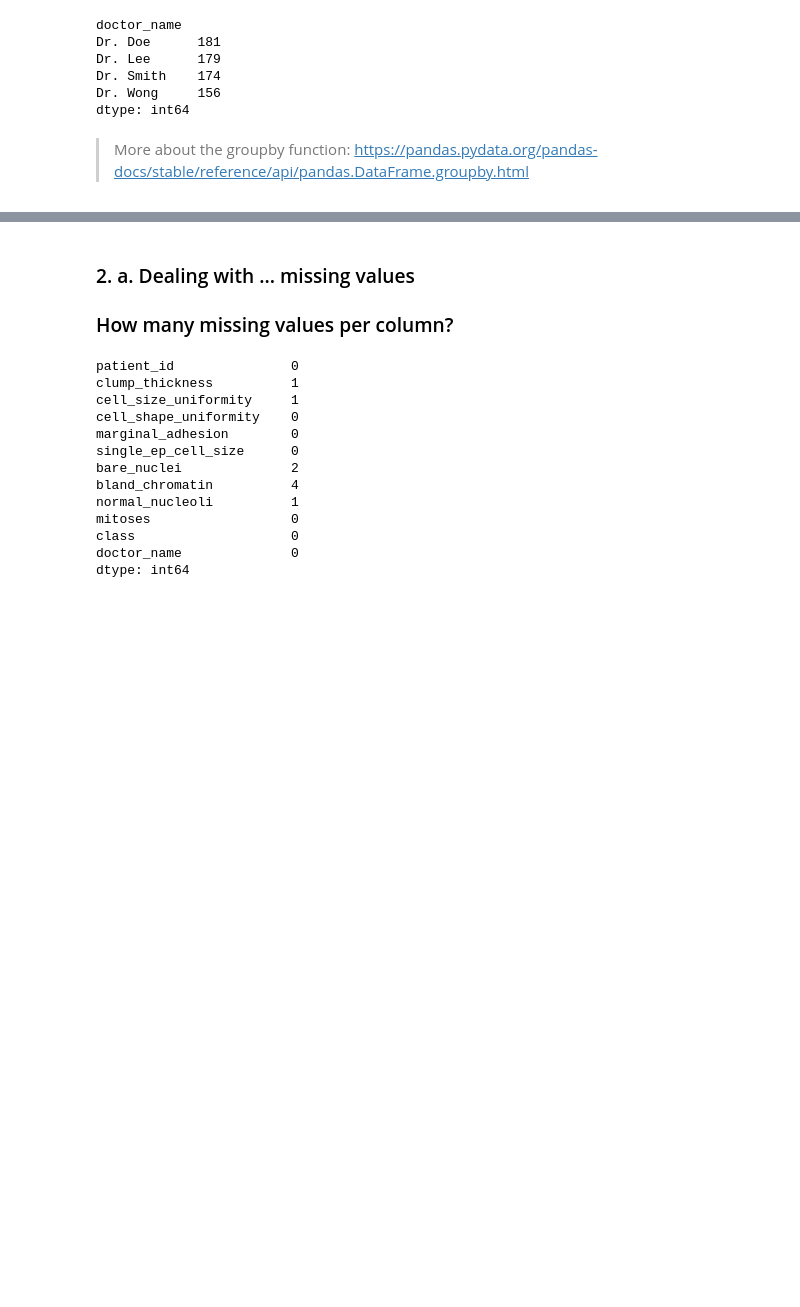
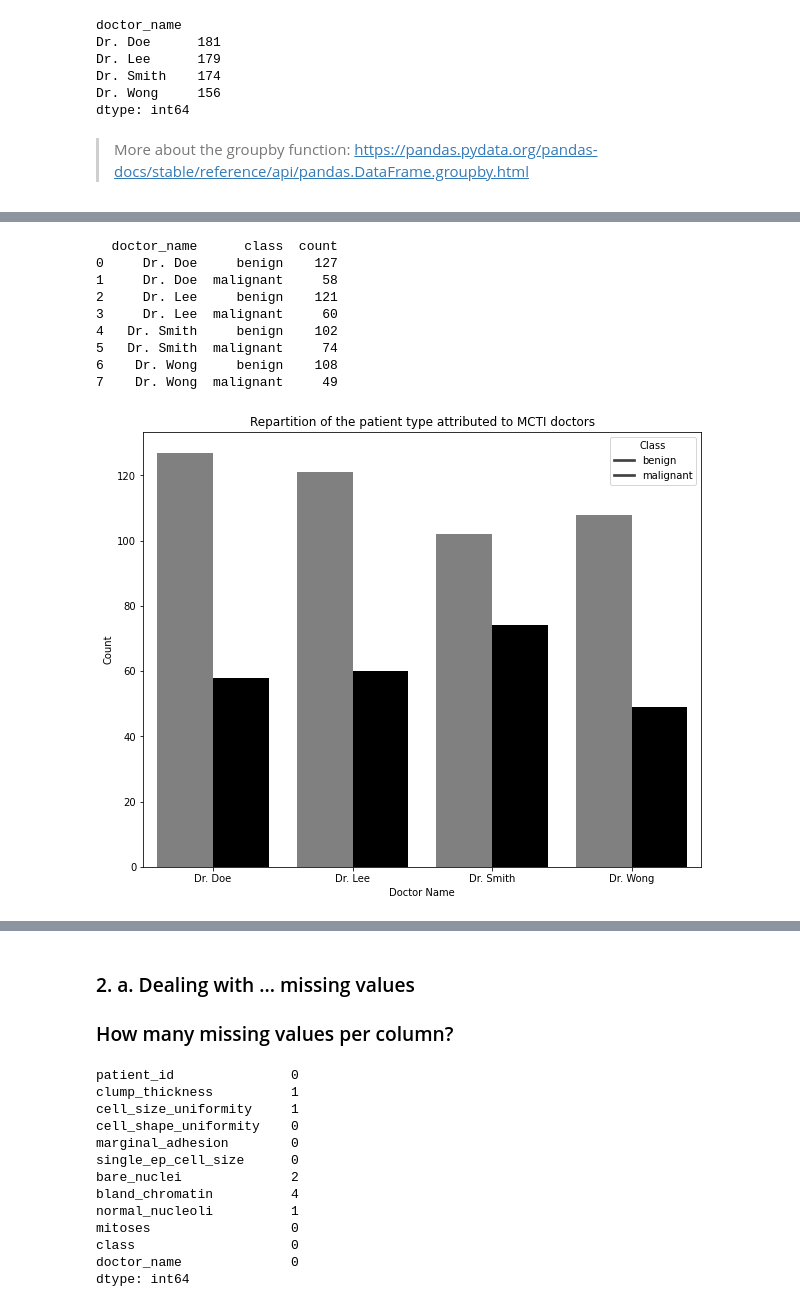
Before and after one commit to ladyson1806/pandas_data_wrangling, a Jupyter notebook: datatrek_2021/Data_Processing_Python.ipynb, the cells around one changed output, grey strips where cells are left out. Cells and saved outputs as stored; diff of their text form; code cells hidden in the pictures; blank space fills up the shorter version.

```diff
--- a/datatrek_2021/Data_Processing_Python.ipynb
+++ b/datatrek_2021/Data_Processing_Python.ipynb
@@ -39,5 +40,7 @@ import seaborn as sns
 ### __Determinant choice__: What do you want to do, first?
 - [ ]  Upload the data in my notebook now! - 1
 - [ ]  Take a look on the data, first! - 2
+# %%
+breast_data_path = 'https://raw.githubusercontent.com/ladyson1806/pandas_data_wrangling/master/datatrek_2021/data/breast_cancer_data.csv' #### change with aebinum when done
 # %%
 #### If you choose the choice 1, then compute this cell
@@ -48,7 +51,7 @@ ParserError: Error tokenizing data. C error: Expected 1 fields in line 7, saw 3
 Let's check the file then...
 # %%
 #### If you choose the choice 2, then compute this cell
-breast_dataset = pd.read_csv('./data/breast_cancer_data.csv', comment='#')
+breast_dataset = pd.read_csv(breast_data_path, comment='#')
 # %% [markdown]
 - Other possible solution:<br>
 `breast_dataset = pd.read_csv('./data/breast_cancer_data.csv', skiprows=21)`
@@ -205,0 +213,25 @@ _______
+# %%
+#### Question 1.
+patient_type_per_doctor = pd.DataFrame({'count': breast_dataset.groupby(by=['doctor_name', 'class']).size()}).reset_index()
+print(patient_type_per_doctor)
+
+
+#### Question 2.
+fig = plt.figure(figsize=(10,8))
+sns.barplot(data=patient_type_per_doctor, y='count', x='doctor_name', hue='class', palette=['gray', 'black'])
+plt.xlabel('Doctor Name')
+plt.ylabel('Count')
+plt.legend(title='Class', labels={'benign':'gray', 'malignant':'red'}, loc='best')
+plt.title('Repartition of the patient type attributed to MCTI doctors')
+plt.show()
+# %% [output]
+  doctor_name      class  count
+0     Dr. Doe     benign    127
+1     Dr. Doe  malignant     58
+2     Dr. Lee     benign    121
+3     Dr. Lee  malignant     60
+4   Dr. Smith     benign    102
+5   Dr. Smith  malignant     74
+6    Dr. Wong     benign    108
+7    Dr. Wong  malignant     49
+[figure, added]
```
Also changed, not shown: parts of 10 cells of this notebook.
